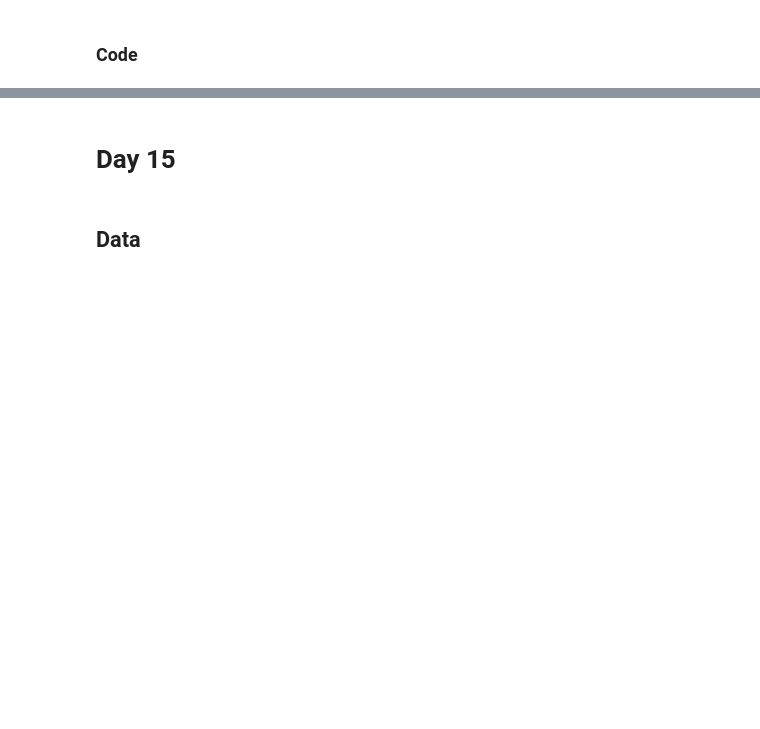
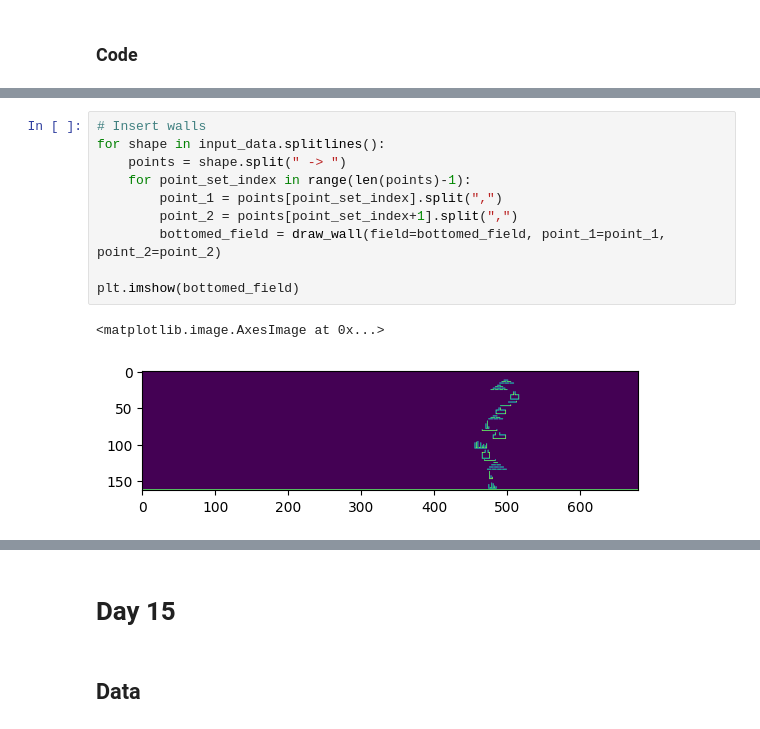
Before and after one commit to Sander-Sebregts/aoc_22, a Jupyter notebook: adventofcode_22.ipynb, the cells around one changed output, grey strips where cells are left out. Saved outputs shown, nothing was run; the diff lists cells and outputs as text; blank space fills up the shorter version.

```diff
--- a/adventofcode_22.ipynb
+++ b/adventofcode_22.ipynb
@@ -1138,0 +1279,13 @@ reduce(lambda x,y: x*y, [len(new_input)-new_input.index(divider) for divider in
+# %%
+# Insert walls
+for shape in input_data.splitlines():
+    points = shape.split(" -> ")
+    for point_set_index in range(len(points)-1):
+        point_1 = points[point_set_index].split(",")
+        point_2 = points[point_set_index+1].split(",")
+        bottomed_field = draw_wall(field=bottomed_field, point_1=point_1, point_2=point_2)
+
+plt.imshow(bottomed_field)
+# %% [output]
+<matplotlib.image.AxesImage at 0x...>
+[figure, added]
```
Also changed, not shown: parts of 10 cells of this notebook, 1 other file.
